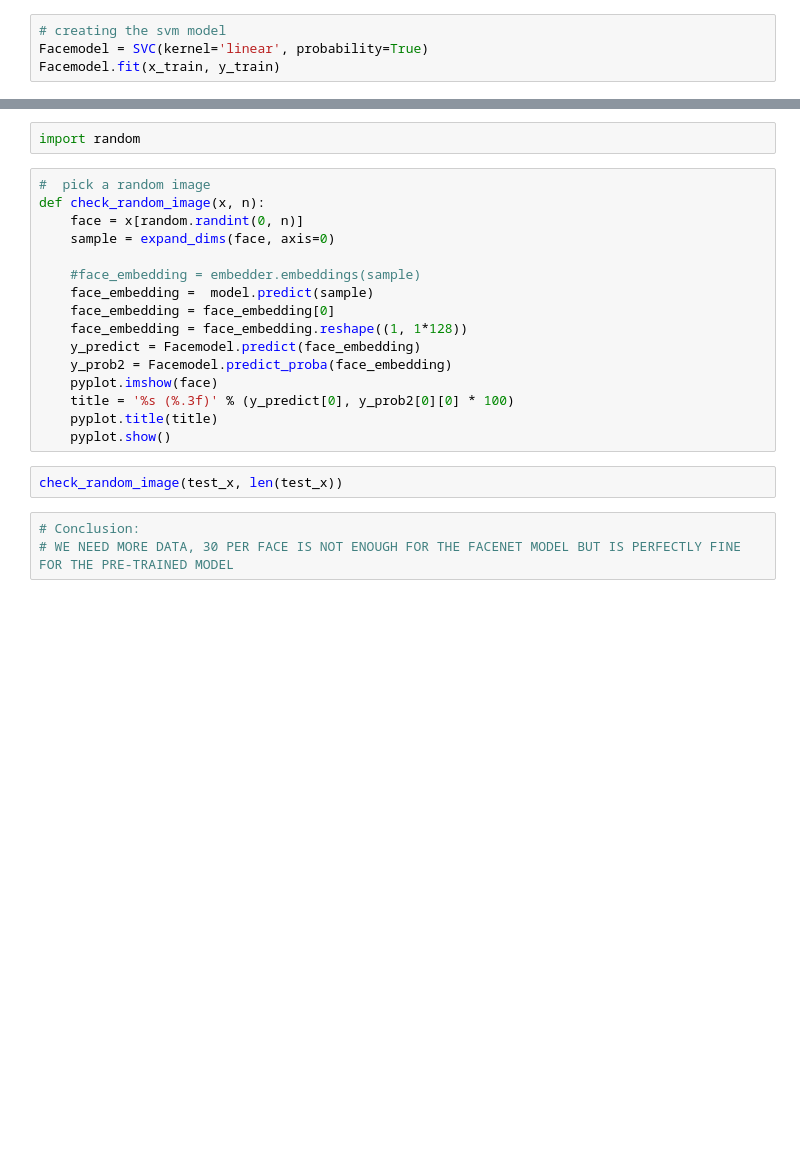
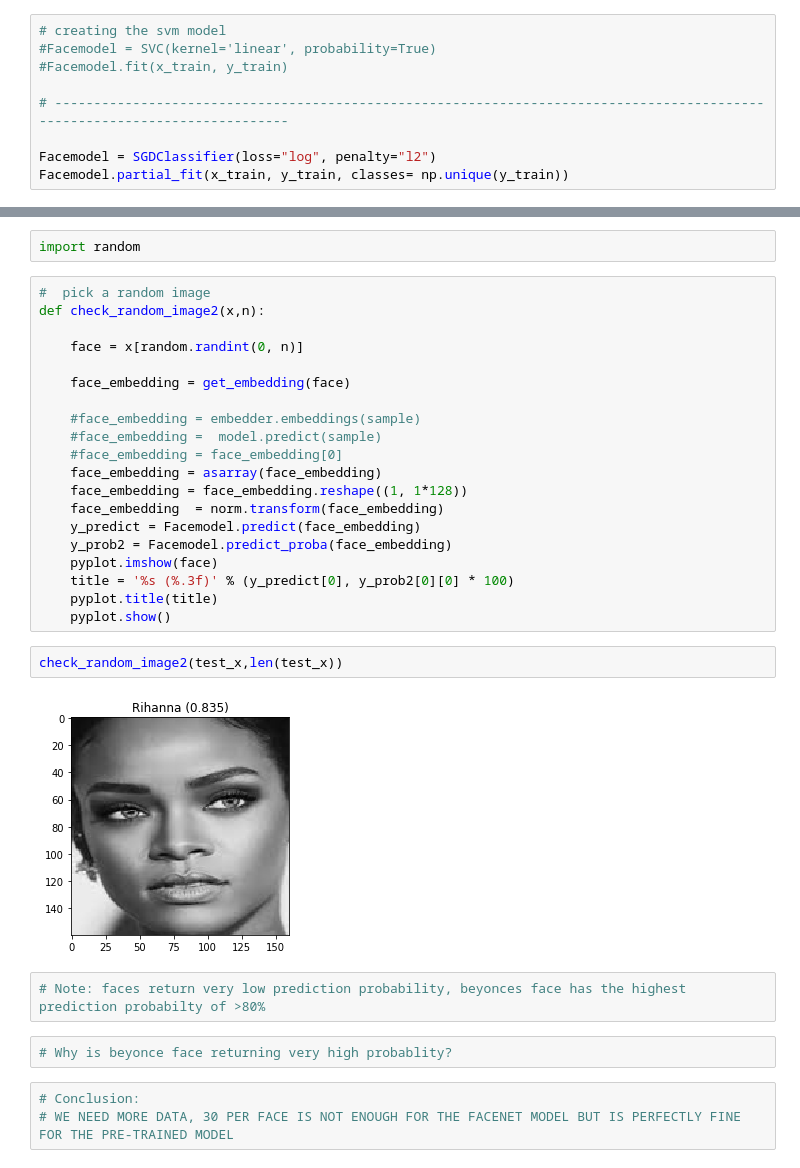
Before and after one commit to David-Akana/Vindler, a Jupyter notebook: vindler_notebooks/Face Recognition -Vindler/Using FaceNet/WO Face Recognition System for Vindler - FaceNet.ipynb, the cells around one changed output, grey strips where cells are left out. Drawn from its saved outputs; the diff is of its cells as text; blank space fills up the shorter version.

```diff
--- a/vindler_notebooks/Face Recognition -Vindler/Using FaceNet/WO Face Recognition System for Vindler - FaceNet.ipynb
+++ b/vindler_notebooks/Face Recognition -Vindler/Using FaceNet/WO Face Recognition System for Vindler - FaceNet.ipynb
@@ -211,5 +269,10 @@ from sklearn.model_selection import train_test_split
 x_train, x_test, y_train,y_test = train_test_split(embedded_train_x, train_y , test_size = 0.2, random_state = 3)
 # %%
 # creating the svm model
-Facemodel = SVC(kernel='linear', probability=True)
-Facemodel.fit(x_train, y_train)
+#Facemodel = SVC(kernel='linear', probability=True)
+#Facemodel.fit(x_train, y_train)
+
+# ---------------------------------------------------------------------------------------------------------------------------
+
+Facemodel = SGDClassifier(loss="log", penalty="l2")
+Facemodel.partial_fit(x_train, y_train, classes= np.unique(y_train))
@@ -272,14 +415,18 @@ y_test[:5]
 import random
 # %%
 #  pick a random image
-def check_random_image(x, n):
+def check_random_image2(x,n):
+
     face = x[random.randint(0, n)]
-    sample = expand_dims(face, axis=0)
+
+    face_embedding = get_embedding(face)
 
     #face_embedding = embedder.embeddings(sample)
-    face_embedding =  model.predict(sample)
-    face_embedding = face_embedding[0]
+    #face_embedding =  model.predict(sample)
+    #face_embedding = face_embedding[0]
+    face_embedding = asarray(face_embedding)
     face_embedding = face_embedding.reshape((1, 1*128))
+    face_embedding  = norm.transform(face_embedding)
     y_predict = Facemodel.predict(face_embedding)
     y_prob2 = Facemodel.predict_proba(face_embedding)
     pyplot.imshow(face)
@@ -287,7 +434,13 @@ def check_random_image(x, n):
     pyplot.title(title)
     pyplot.show()
 # %%
-check_random_image(test_x, len(test_x))
+check_random_image2(test_x,len(test_x))
+# %% [output]
+[figure, added]
+# %%
+# Note: faces return very low prediction probability, beyonces face has the highest prediction probabilty of >80%
+# %%
+# Why is beyonce face returning very high probablity?
 # %%
 # Conclusion:
 # WE NEED MORE DATA, 30 PER FACE IS NOT ENOUGH FOR THE FACENET MODEL BUT IS PERFECTLY FINE FOR THE PRE-TRAINED MODEL
```
Also changed, not shown: parts of 38 cells of this notebook.
